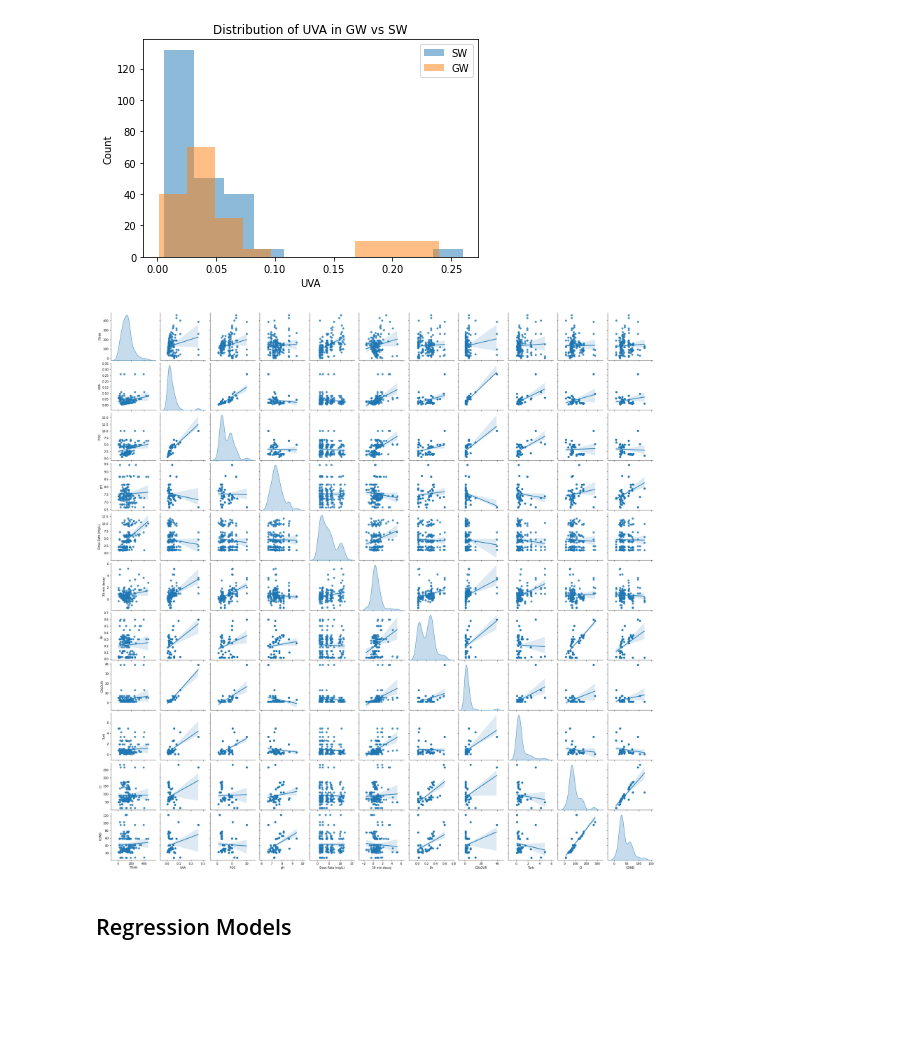
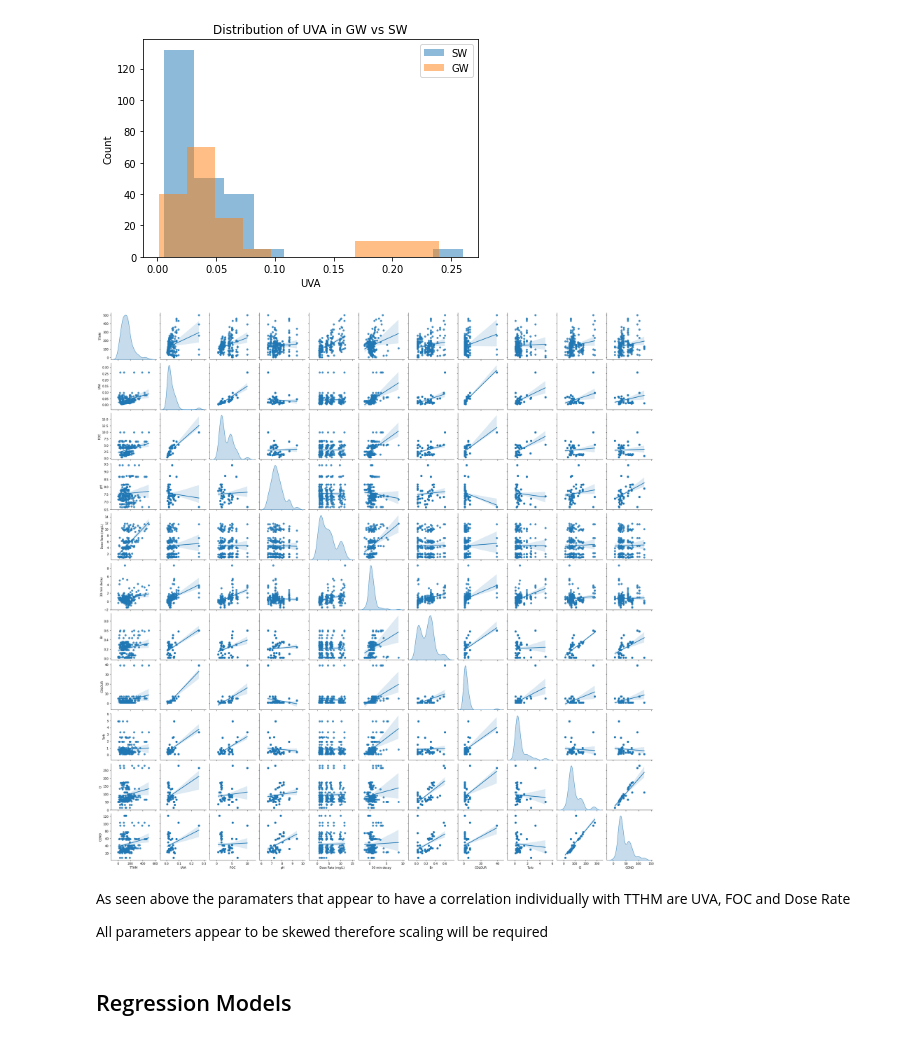
Before and after one commit to JackXinPan/Final-Project, a Jupyter notebook: GW vs SW.ipynb, the cells around one changed output. Drawn from its saved outputs; the diff is of its cells as text; code cells hidden in the pictures; blank space fills up the shorter version.

```diff
--- a/GW vs SW.ipynb
+++ b/GW vs SW.ipynb
@@ -136,11 +137,16 @@ plt.show()
 # %% [output]
 [figure]
 # %%
-train_dataset = X_train.copy()
-train_dataset.insert(0, "TTHM", y_train)
+# view all parameters
+train_dataset = SW[["UVA","FOC","pH","Dose Rate (mg/L)","30 min decay","Br","COLOUR","Turb","Cl","COND"]].copy()
+train_dataset.insert(0, "TTHM", SW["TTHM"])
 _ = sns.pairplot(train_dataset, kind='reg', diag_kind='kde')
 # %% [output]
-[figure, old version]
+[figure, new version]
+# %% [markdown]
+As seen above the paramaters that appear to have a correlation individually with TTHM are UVA, FOC and Dose Rate
+
+All parameters appear to be skewed therefore scaling will be required
 # %% [markdown]
 ## Regression Models
 # %% [markdown]
```
Also changed, not shown: parts of 109 cells of this notebook, 14 other files.
